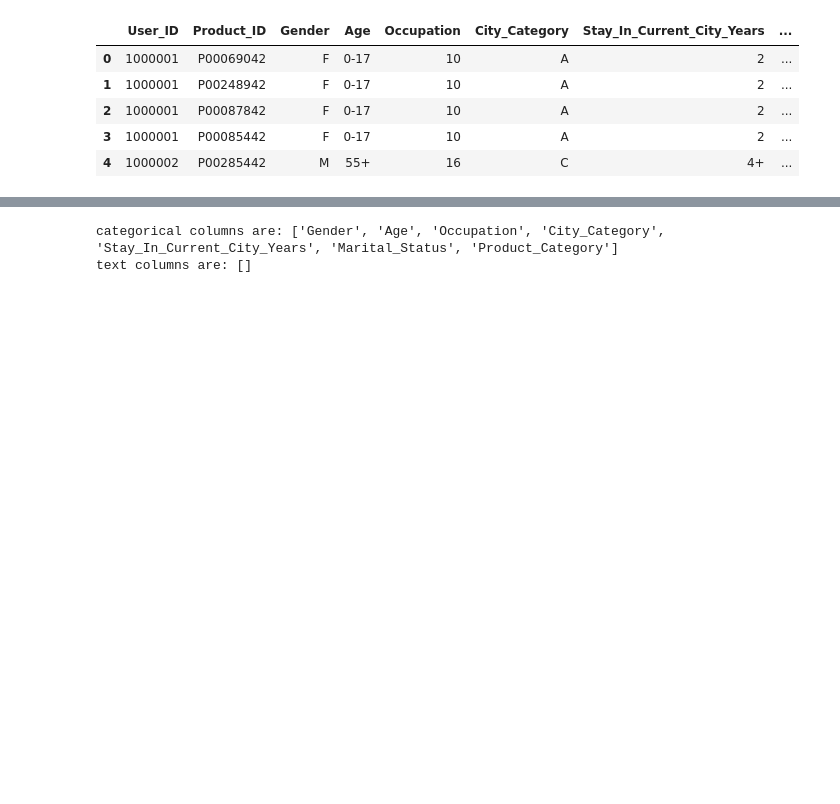
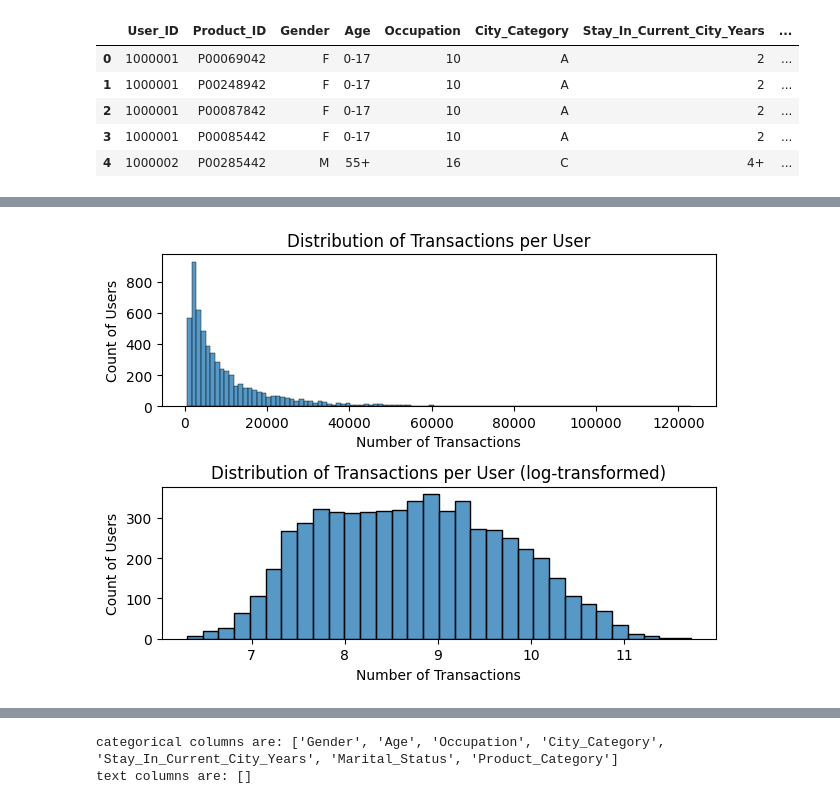
Before and after one commit to PannawatChauychoo/E_commerce_data_pipeline, a Jupyter notebook: walmart_EDA/EDA_scripts/EDA.ipynb, the cells around one changed output, grey strips where cells are left out. Cells and saved outputs as stored; diff of their text form; code cells hidden in the pictures; blank space fills up the shorter version.

```diff
--- a/walmart_EDA/EDA_scripts/EDA.ipynb
+++ b/walmart_EDA/EDA_scripts/EDA.ipynb
@@ -473,0 +527,17 @@ text columns are: []
+# %%
+Purchase_dist = User_level.iloc[:,-1] #Log-nomral or gamma distribution so log turns it into normal dist
+plt.subplot(2,1,1)
+sns.histplot(Purchase_dist)
+plt.title('Distribution of Transactions per User')
+plt.xlabel('Number of Transactions')
+plt.ylabel('Count of Users')
+
+plt.subplot(2,1,2)
+sns.histplot(np.log1p(Purchase_dist))
+plt.title('Distribution of Transactions per User (log-transformed)')
+plt.xlabel('Number of Transactions')
+plt.ylabel('Count of Users')
+plt.tight_layout()
+plt.show()
+# %% [output]
+[figure, added]
```
Also changed, not shown: parts of 18 cells of this notebook, 17 other files.
